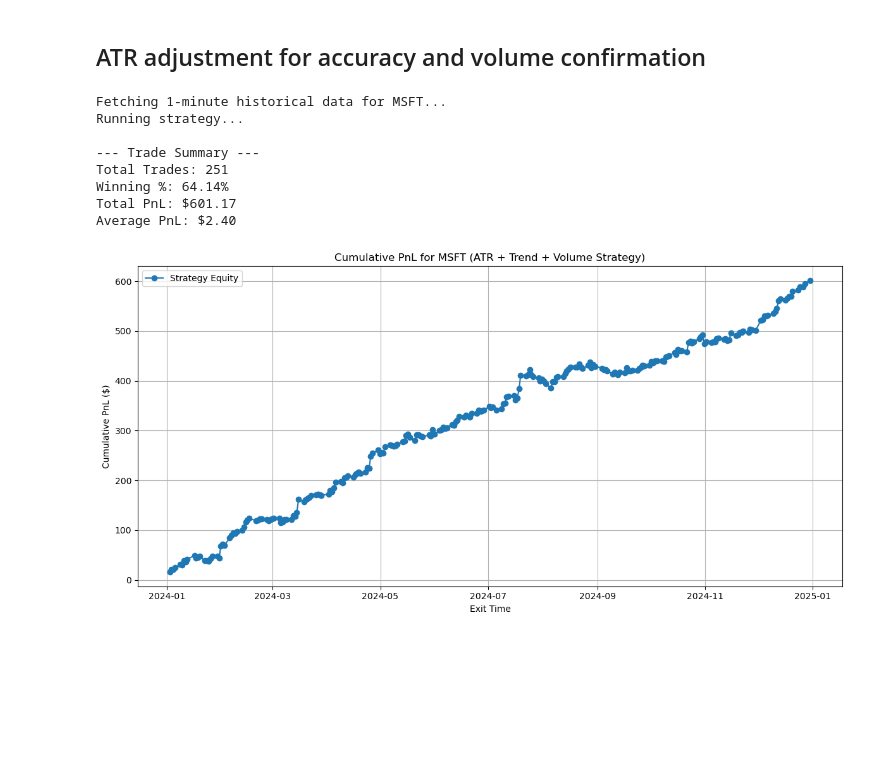
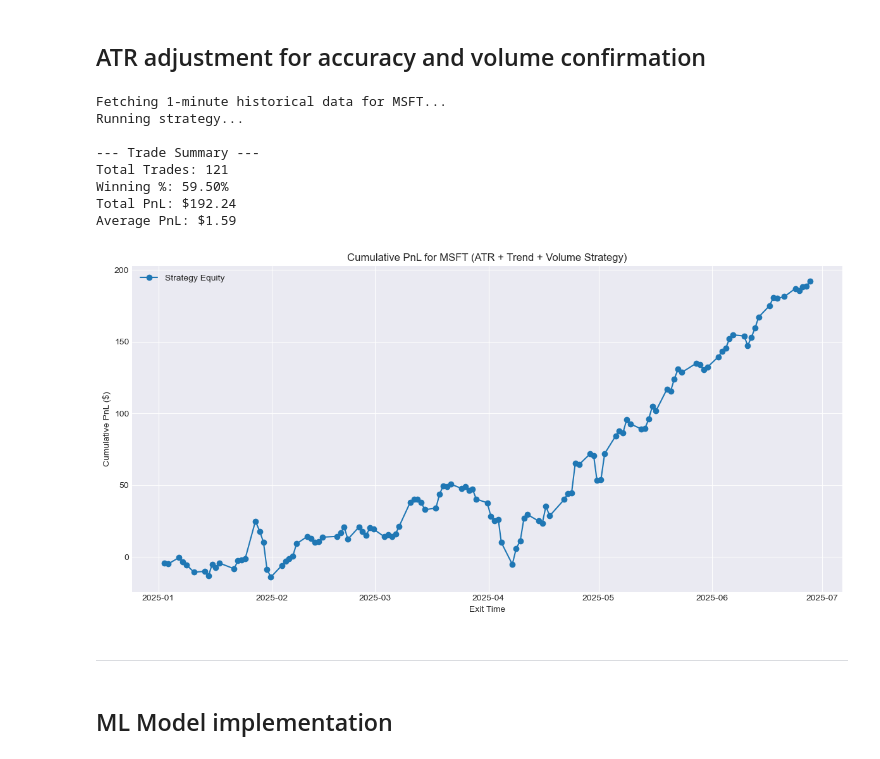
Before and after one commit to apasvenskas/Tesla-Stock-Analysis, a Jupyter notebook: MSFT_QQQ.ipynb, the cells around one changed output. Drawn from its saved outputs; the diff is of its cells as text; code cells hidden in the pictures; blank space fills up the shorter version.

```diff
--- a/MSFT_QQQ.ipynb
+++ b/MSFT_QQQ.ipynb
@@ -597,8 +597,8 @@ print(f"Fetching 1-minute historical data for {SYMBOL}...")
 request_params = StockBarsRequest(
     symbol_or_symbols=[SYMBOL],
     timeframe=TimeFrame.Minute,
-    start=datetime(2024, 1, 1),
-    end=datetime(2024, 12, 31),
+    start=datetime(2025, 1, 1),
+    end=datetime(2025, 6, 29),
     adjustment='all'
 )
 bars = data_client.get_stock_bars(request_params)
@@ -771,36 +771,40 @@ print("\n--- Trade Summary ---")
 trades_df = pd.DataFrame(trades)
 
 if not trades_df.empty:
     trades_df['ExitTime'] = pd.to_datetime(trades_df['ExitTime'])
     trades_df = trades_df.sort_values('ExitTime')
     trades_df['Cumulative_PnL'] = trades_df['PnL'].cumsum()
 
     print(f"Total Trades: {len(trades_df)}")
     win_rate = (trades_df['PnL'] > 0).mean() * 100
     print(f"Winning %: {win_rate:.2f}%")
     print(f"Total PnL: ${trades_df['PnL'].sum():.2f}")
     print(f"Average PnL: ${trades_df['PnL'].mean():.2f}")
 
     # --- Plot PnL Curve ---
     plt.figure(figsize=(12, 6))
     plt.plot(trades_df['ExitTime'], trades_df['Cumulative_PnL'], marker='o', label='Strategy Equity')
     plt.title(f'Cumulative PnL for {SYMBOL} (ATR + Trend + Volume Strategy)')
     plt.xlabel("Exit Time")
     plt.ylabel("Cumulative PnL ($)")
     plt.grid(True)
     plt.legend()
     plt.tight_layout()
     plt.show()
 else:
     print("No trades were executed during the backtest period.")
 # %% [output]
 Fetching 1-minute historical data for MSFT...
 Running strategy...
 
 --- Trade Summary ---
-Total Trades: 251
-Winning %: 64.14%
-Total PnL: $601.17
-Average PnL: $2.40
+Total Trades: 121
+Winning %: 59.50%
+Total PnL: $192.24
+Average PnL: $1.59
-[figure, old version]
+[figure, new version]
+# %% [markdown]
+*****************************
+# %% [markdown]
+## ML Model implementation
 # %%
```
Also changed, not shown: parts of 1 cell of this notebook, 4 other files.
